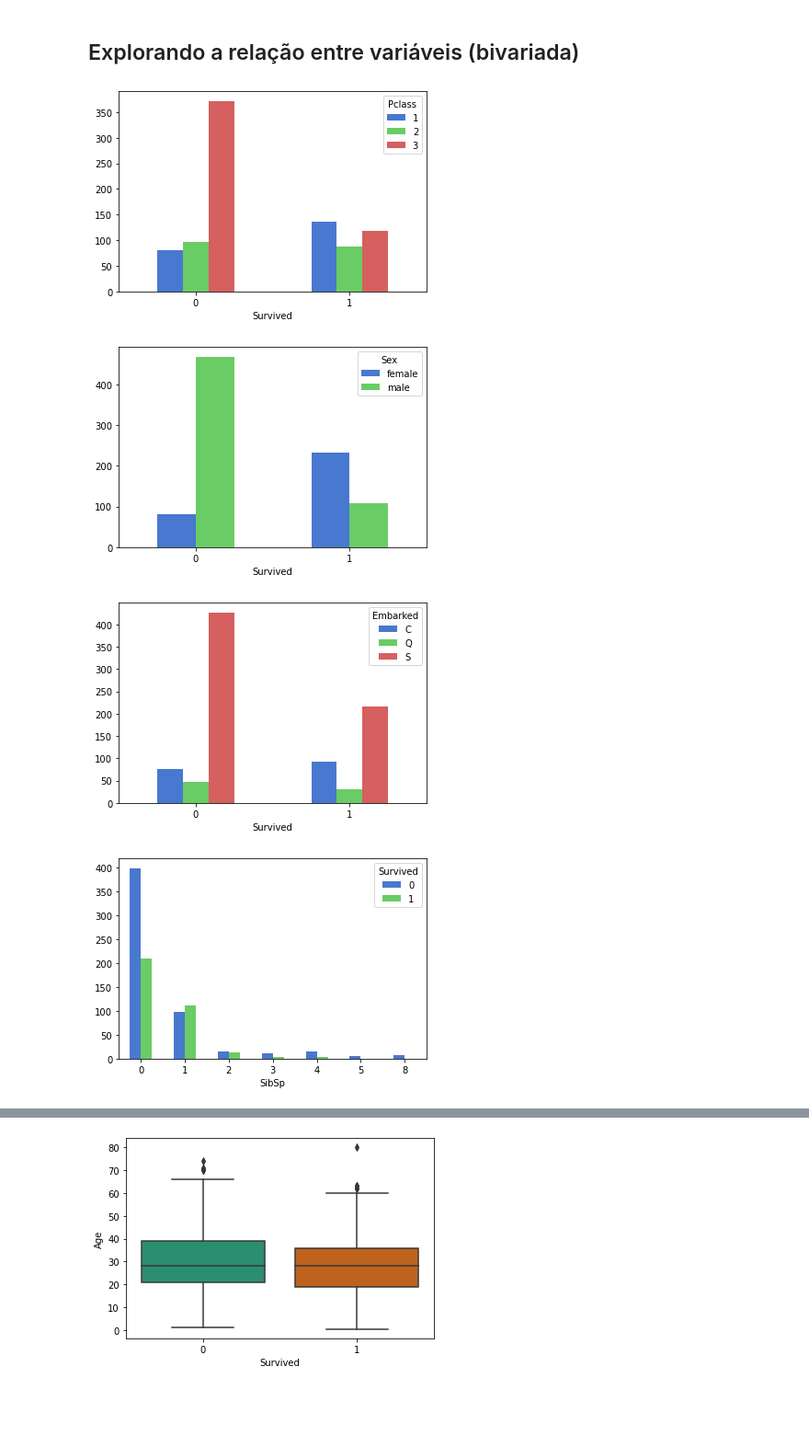
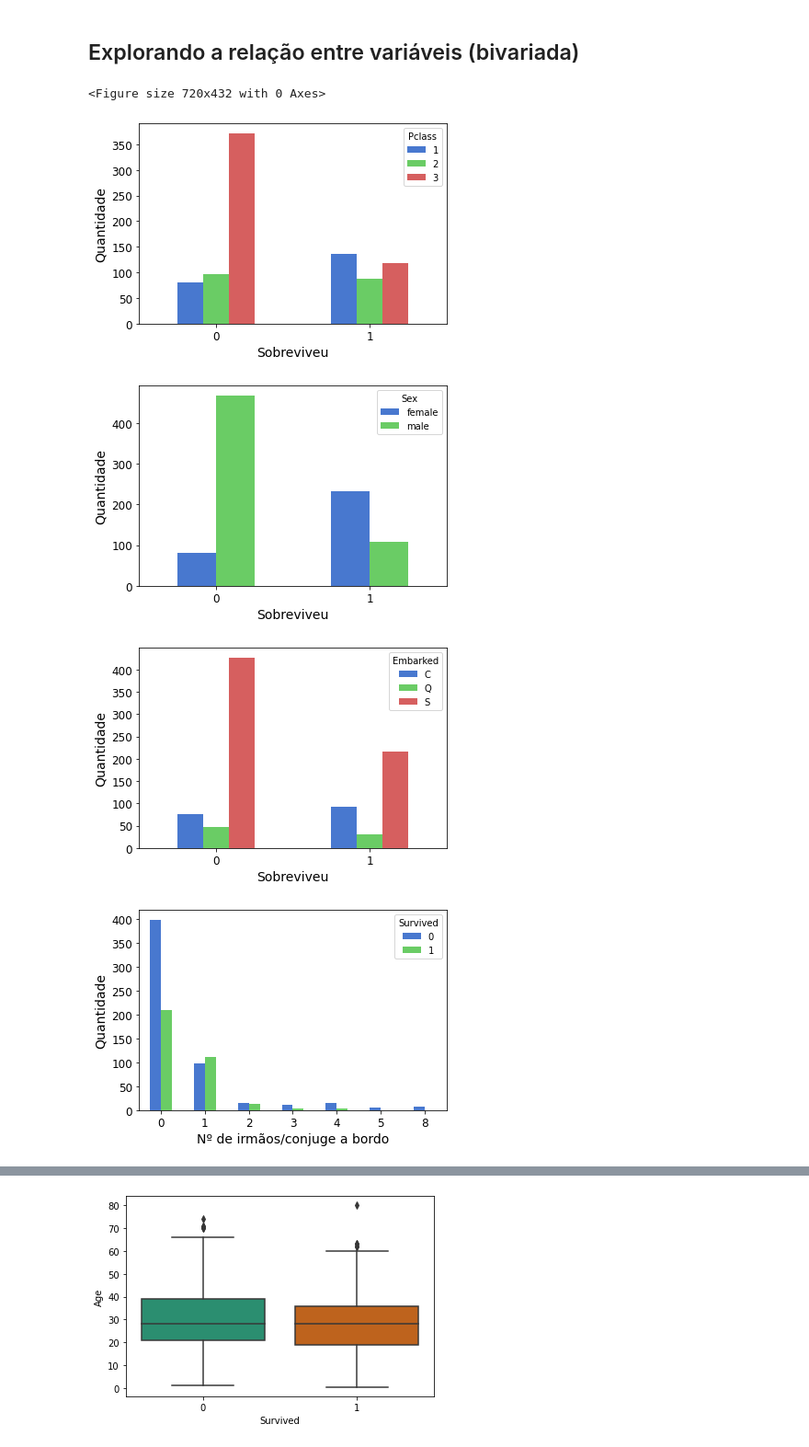
Before and after one commit to barbosarafael/Projetos, a Jupyter notebook: Titanic - Kaggle/notebook_titanic_kaggle.ipynb, the cells around one changed output, grey strips where cells are left out. Shown at 92% size. Cells and saved outputs as stored; diff of their text form; code cells hidden in the pictures; blank space fills up the shorter version.

```diff
--- a/Titanic - Kaggle/notebook_titanic_kaggle.ipynb
+++ b/Titanic - Kaggle/notebook_titanic_kaggle.ipynb
@@ -270,35 +270,54 @@ treino[["Name", "Ticket", "Cabin"]].head()
 # %%
 #--- Sobreviveu x Classe
 
+plt.figure(figsize = [10, 6])
+
 treino[["Survived", "Pclass"]].reset_index().groupby(["Survived", "Pclass"], as_index = False).size().unstack().plot.bar()
+plt.xlabel("Sobreviveu", fontsize = 14, color = "black")
+plt.ylabel("Quantidade", fontsize = 14, color = "black")
+plt.tick_params(axis = "x", labelsize = 12, labelcolor = "black")
+plt.tick_params(axis = "y", labelsize = 12, labelcolor = "black")
 plt.xticks(rotation = 0)
 plt.show()
 # %% [output]
+<Figure size 720x432 with 0 Axes>
-[figure, old version]
+[figure, new version]
 # %%
 #--- Sobreviveu x Sexo
 
 treino[["Survived", "Sex"]].reset_index().groupby(["Survived", "Sex"], as_index = False).size().unstack().plot.bar()
+plt.xlabel("Sobreviveu", fontsize = 14, color = "black")
+plt.ylabel("Quantidade", fontsize = 14, color = "black")
+plt.tick_params(axis = "x", labelsize = 12, labelcolor = "black")
+plt.tick_params(axis = "y", labelsize = 12, labelcolor = "black")
 plt.xticks(rotation = 0)
 plt.show()
 # %% [output]
-[figure, old version]
+[figure, new version]
 # %%
 #--- Sobreviveu x Porto embarcado
 
 treino[["Survived", "Embarked"]].reset_index().groupby(["Survived", "Embarked"], as_index = False).size().unstack().plot.bar()
+plt.xlabel("Sobreviveu", fontsize = 14, color = "black")
+plt.ylabel("Quantidade", fontsize = 14, color = "black")
+plt.tick_params(axis = "x", labelsize = 12, labelcolor = "black")
+plt.tick_params(axis = "y", labelsize = 12, labelcolor = "black")
 plt.xticks(rotation = 0)
 plt.show()
 # %% [output]
-[figure, old version]
+[figure, new version]
 # %%
 #--- Sobreviveu x Nº de irmãos/conjuge a bordo
 
 treino[["SibSp", "Survived"]].reset_index().groupby(["SibSp", "Survived"], as_index = False).size().unstack().plot.bar()
+plt.xlabel("Nº de irmãos/conjuge a bordo", fontsize = 14, color = "black")
+plt.ylabel("Quantidade", fontsize = 14, color = "black")
+plt.tick_params(axis = "x", labelsize = 12, labelcolor = "black")
+plt.tick_params(axis = "y", labelsize = 12, labelcolor = "black")
 plt.xticks(rotation = 0)
 plt.show()
 # %% [output]
-[figure, old version]
+[figure, new version]
 # %%
 #--- Sobreviveu x Nº de pais/filhos a bordo
 
```
Also changed, not shown: parts of 46 cells of this notebook, 2 other files.
